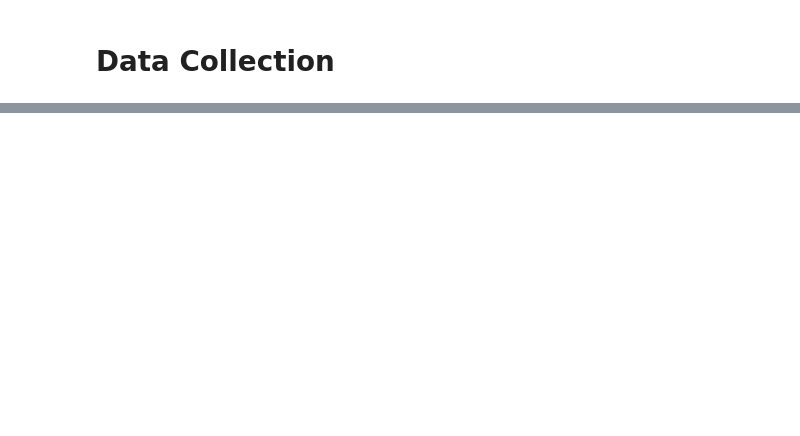
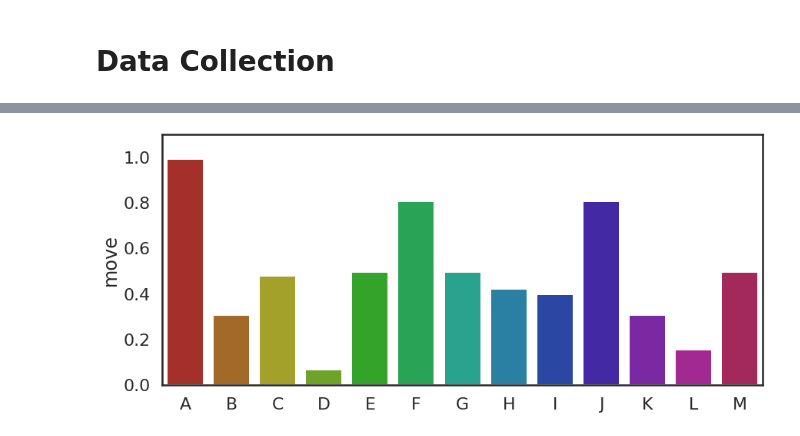
Before and after one commit to psipeter/anatomical_amygdala, a Jupyter notebook: amygdala.ipynb, the cells around one changed output, grey strips where cells are left out. Cells and saved outputs as stored; diff of their text form; code cells hidden in the pictures; blank space fills up the shorter version.

```diff
--- a/amygdala.ipynb
+++ b/amygdala.ipynb
@@ -1052,0 +1093,35 @@ HtmlProgressBar cannot be displayed. Please use the TerminalProgressBar. It can
+# %%
+nrmses = {'pre_control': [0.9923496865736706],
+ 'condition_control': [0.30845252112227706],
+ 'extinction_control': [0.47899035988529626],
+ 'pre_muscimol_CeM': [0.0690303261859447],
+ 'pre_muscimol_CeL': [0.49539556107174687],
+ 'muscimol_CeL_condition': [0.8070267550827361],
+ 'muscimol_BLA_condition': [0.49573820993126677],
+ 'muscimol_BLA_extinction': [0.4237786566269982],
+ 'condition_muscimol_BLA': [0.3998302254594072],
+ 'condition_oxytocin_CeL': [0.8076905788303714],
+ 'oxytocin_CeL_condition': [0.30845252112227706],
+ 'dopamine_BLA_condition': [0.15549614714156096],
+ 'seratonin_BLA_condition': [0.49573820993126677]}
+# %%
+names = []
+values = []
+# for key, value in sorted(nrmses.items(), key=lambda item: item[1]):
+for key, value in nrmses.items():
+    names.append(key)
+    values.append(value)
+# labels = (names)
+labels = ('A', 'B', 'C', 'D', 'E', 'F', 'G', 'H', 'I', 'J', 'K', 'L', 'M', 'N')
+values = np.array(values).ravel()
+# %%
+# with sns.color_palette("cubehelix", 14):
+with sns.color_palette(sns.hls_palette(13, l=0.4, s=0.8)):
+    fig, ax = plt.subplots(figsize=((14, 6)))
+    sns.barplot(names, values, ax=ax)
+    ax.set(ylabel='move', ylim=((0, 1.1)))
+    ax.set_xticklabels(labels)
+    plt.savefig('plots/results.svg')
+    plt.show()
+# %% [output]
+[figure, added]
```
Also changed, not shown: parts of 26 cells of this notebook, 1 other file.
